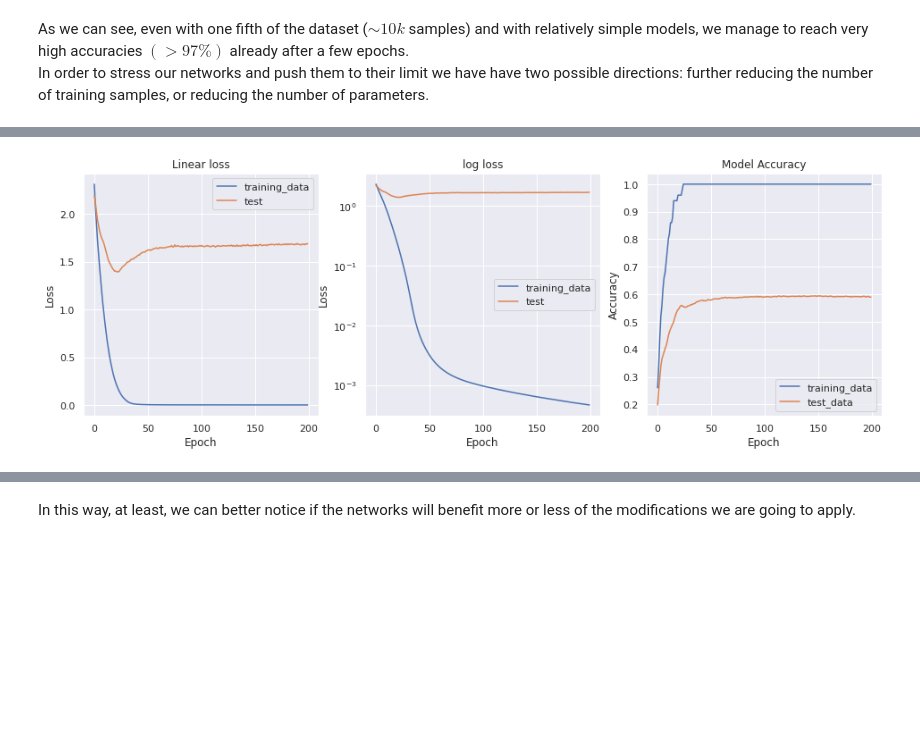
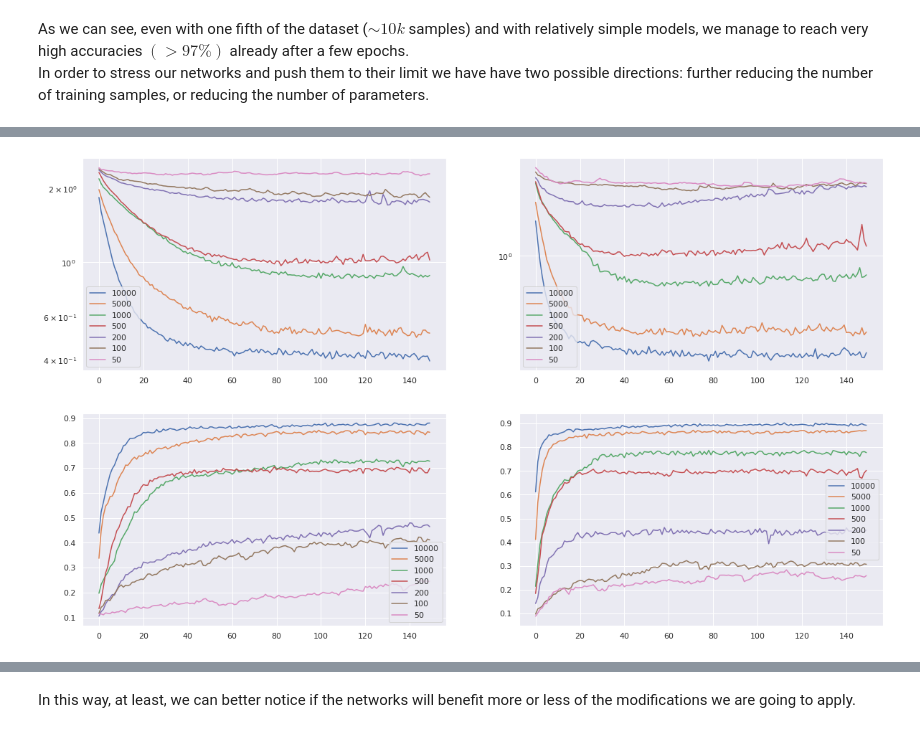
Before and after one commit to MattiaPujatti/complex-valued-deep-learning-for-condition-monitoring, a Jupyter notebook: Complex_Valued_Deep_Learning.ipynb, the cells around one changed output, grey strips where cells are left out. Saved outputs shown, nothing was run; the diff lists cells and outputs as text; code cells hidden in the pictures; blank space fills up the shorter version.

Commit message:
Started part 2

```diff
--- a/Complex_Valued_Deep_Learning.ipynb
+++ b/Complex_Valued_Deep_Learning.ipynb
@@ -348,12 +349,3 @@ class TwoCH_MLP_v2(hk.Module):
         out = self.fc3(xy)
 
         return out
-# %%
-HC_cmplx = Haiku_Classifier()
-_ = HC_cmplx.train(n_epochs = 200,
-                   model = ComplexMLP_v2,
-                   optimizer = cmplx_adam(step_size=1e-2),
-                   train_dataloader = train_dl,
-                   test_dataloader = test_dl,
-                   verbose = False
-                  )
@@ -364,13 +352,7 @@ small_training_summary(HC_cmplx.training_history)
-# %%
-HC_2ch = Haiku_Classifier()
-_ = HC_2ch.train(n_epochs = 200,
-                 model = TwoCH_MLP_v2,
-                 optimizer = jax.experimental.optimizers.adam(step_size=1e-2),
-                 train_dataloader = train_dl,
-                 test_dataloader = test_dl,
-                 verbose = False
-                )
-# %%
-small_training_summary(HC_2ch.training_history)
-# %% [output]
-[figure, removed]
+# %%
+# Let's start fixing the samples in the test set (10k, for examples)
+_, test_dl = build_dataloaders(mnist_path, data_transform, drop_length=50000, test_frac=0.5, batch_size=128)
+# %%
+# Let's then select different training sizes
+train_sizes = np.array([10000, 5000, 1000, 500, 200, 100, 50])
+batch_sizes = np.array([128, 128, 64, 32, 16, 16, 16])
@@ -376,0 +394,20 @@ small_training_summary(HC_2ch.training_history)
+# %%
+fig, ax = plt.subplots(2, 2, figsize=(20,12))
+ax = ax.flatten()
+
+for ts in train_sizes:
+
+    ax[0].plot(test_ratio_cmplx_scores[ts]['val_loss'], label=ts)
+    ax[0].set_yscale('log')
+    ax[0].legend()
+
+    ax[1].plot(test_ratio_real_scores[ts]['val_loss'], label=ts)
+    ax[1].set_yscale('log')
+    ax[1].legend()
+
+    ax[2].plot(test_ratio_cmplx_scores[ts]['val_acc'], label=ts)
+    ax[2].legend()
+    ax[3].plot(test_ratio_real_scores[ts]['val_acc'], label=ts)
+    ax[3].legend()
+# %% [output]
+[figure, added]
```
Also changed, not shown: parts of 10 cells of this notebook, 20 other files.
